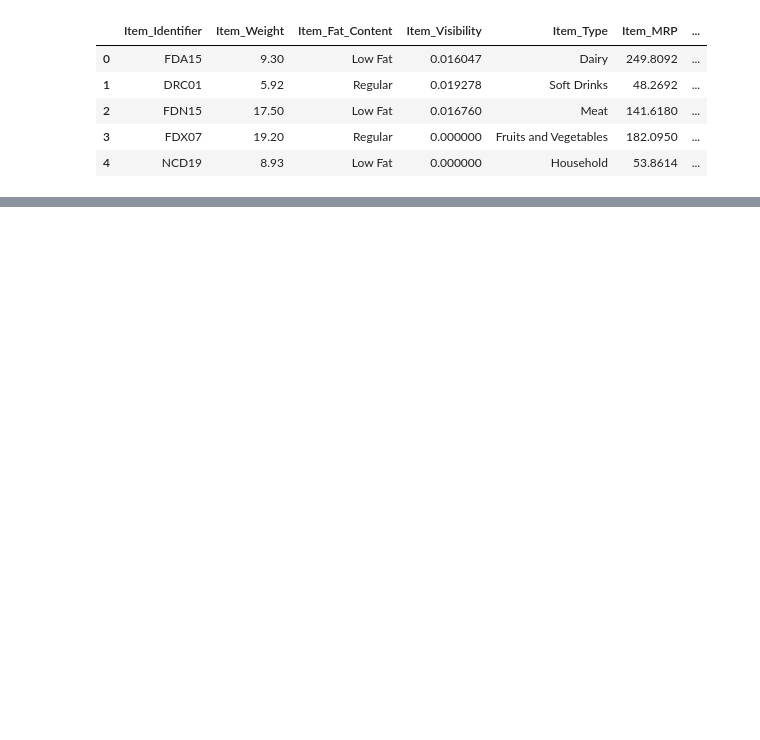
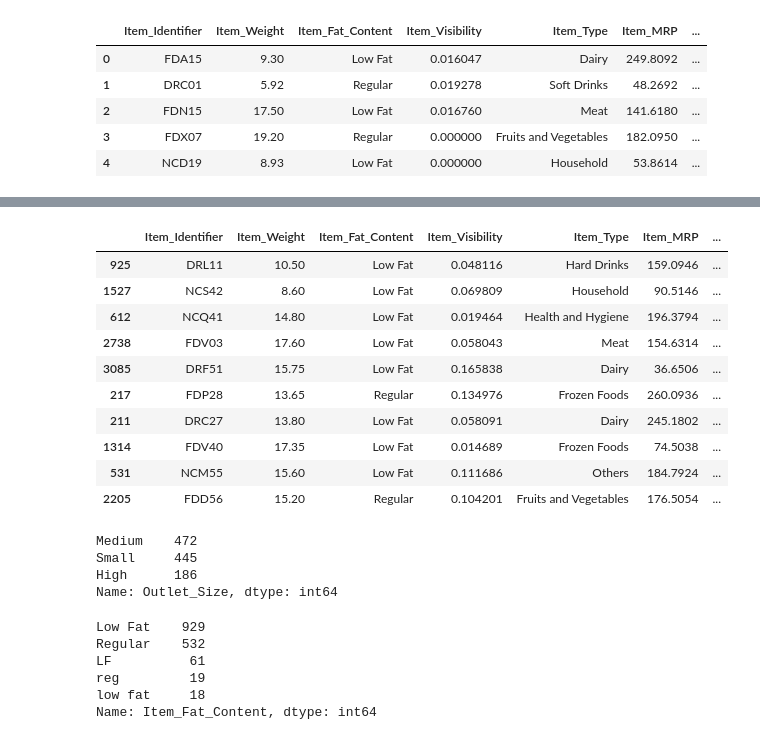
Before and after one commit to RissanX/food-sales-predicitons, a Jupyter notebook: Food_Sales_Predictions.ipynb, the cells around one changed output, grey strips where cells are left out. Drawn from its saved outputs; the diff is of its cells as text; code cells hidden in the pictures; blank space fills up the shorter version.

```diff
--- a/Food_Sales_Predictions.ipynb
+++ b/Food_Sales_Predictions.ipynb
@@ -16,0 +106,31 @@ df.head()
+# %%
+df.drop_duplicates(['Item_Identifier'],inplace=True)
+df.sample(10)
+# %% [output]
+|  | Item_Identifier | Item_Weight | Item_Fat_Content | Item_Visibility | Item_Type | Item_MRP | ... |
+| 925 | DRL11 | 10.50 | Low Fat | 0.048116 | Hard Drinks | 159.0946 | ... |
+| 1527 | NCS42 | 8.60 | Low Fat | 0.069809 | Household | 90.5146 | ... |
+| 612 | NCQ41 | 14.80 | Low Fat | 0.019464 | Health and Hygiene | 196.3794 | ... |
+| 2738 | FDV03 | 17.60 | Low Fat | 0.058043 | Meat | 154.6314 | ... |
+| 3085 | DRF51 | 15.75 | Low Fat | 0.165838 | Dairy | 36.6506 | ... |
+| 217 | FDP28 | 13.65 | Regular | 0.134976 | Frozen Foods | 260.0936 | ... |
+| 211 | DRC27 | 13.80 | Low Fat | 0.058091 | Dairy | 245.1802 | ... |
+| 1314 | FDV40 | 17.35 | Low Fat | 0.014689 | Frozen Foods | 74.5038 | ... |
+| 531 | NCM55 | 15.60 | Low Fat | 0.111686 | Others | 184.7924 | ... |
+| 2205 | FDD56 | 15.20 | Regular | 0.104201 | Fruits and Vegetables | 176.5054 | ... |
+# %%
+df['Outlet_Size'].value_counts()
+# %% [output]
+Medium    472
+Small     445
+High      186
+Name: Outlet_Size, dtype: int64
+# %%
+df['Item_Fat_Content'].value_counts()
+# %% [output]
+Low Fat    929
+Regular    532
+LF          61
+reg         19
+low fat     18
+Name: Item_Fat_Content, dtype: int64
```
Also changed, not shown: parts of 19 cells of this notebook.
